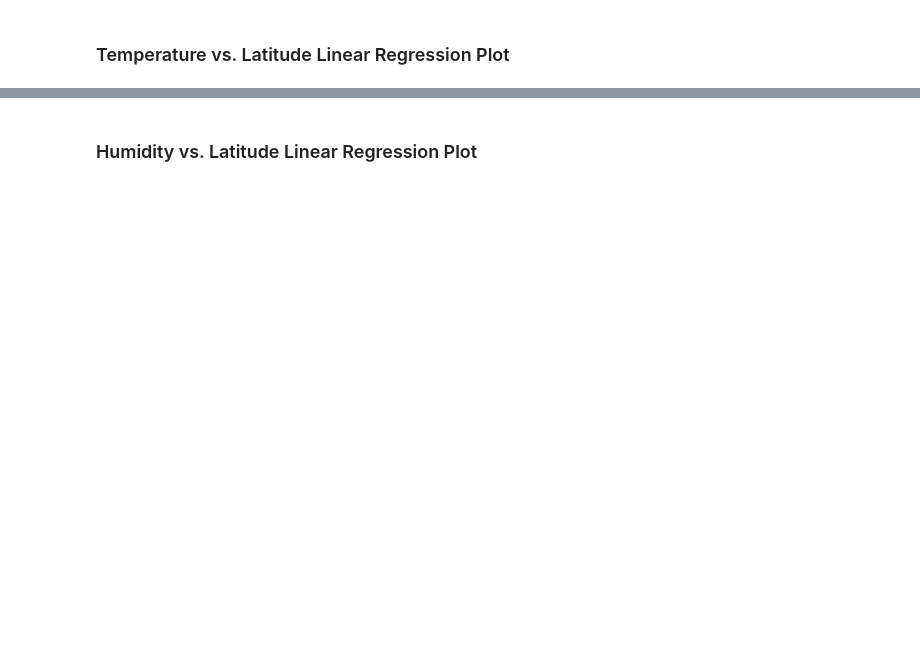
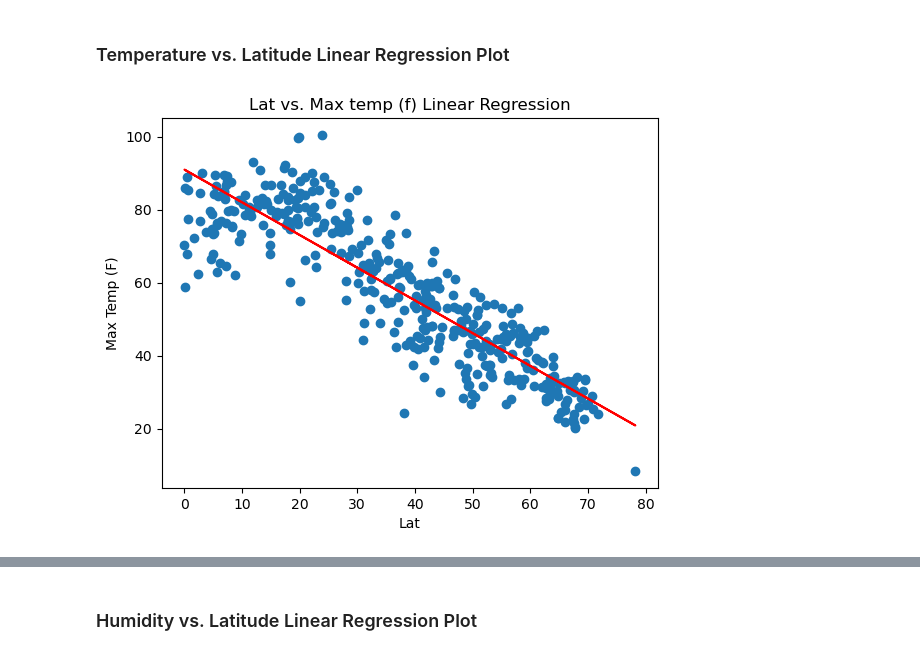
Before and after one commit to dalfonsonash/python-api-challenge, a Jupyter notebook: WeatherPy/Starter_Code/starter_code/WeatherPy.ipynb, the cells around one changed output, grey strips where cells are left out. Drawn from its saved outputs; the diff is of its cells as text; code cells hidden in the pictures; blank space fills up the shorter version.

```diff
--- a/WeatherPy/Starter_Code/starter_code/WeatherPy.ipynb
+++ b/WeatherPy/Starter_Code/starter_code/WeatherPy.ipynb
@@ -314,0 +312,4 @@ plt.show()
+# %%
+city_data_df = city_data_df.rename(columns={"Max Temp": "Max Temp (F)", "Humidity": "Humidity (%)",
+                                           "Cloudiness": "Cloudiness (%)", "Wind Speed": "Wind Speed (mph)"})
+city_data_df.head()
@@ -315,6 +324,39 @@ plt.show()
+# %%
+# Define a function to create Linear Regression plots
+# YOUR CODE HERE
+from scipy.stats import linregress
+
+def plot_linear_regression(df, x_col, y_col):
+    """
+    Plots a scatter plot with a linear regression line for two columns in a dataframe.
+
+    Parameters:
+        df (pandas.DataFrame): The dataframe containing the data.
+        x_col (str): The name of the column to use as the x-axis.
+        y_col (str): The name of the column to use as the y-axis.
+    """
+
+    # Calculate linear regression parameters using linregress
+    slope, intercept, rvalue, pvalue, stderr = linregress(df[x_col], df[y_col])
+
+    # Create scatter plot with matplotlib
+    plt.scatter(df[x_col], df[y_col])
+
+    # Add regression line to scatter plot
+    plt.plot(df[x_col], intercept + slope*df[x_col], 'r')
+
+    # Set title with variable names
+    title = f"{x_col.capitalize()} vs. {y_col.capitalize()} Linear Regression"
+    plt.title(title)
+
+    plt.xlabel(x_col)
+    plt.ylabel(y_col)
+
+    # Show plot
+    plt.show()
 # %%
 # Create a DataFrame with the Northern Hemisphere data (Latitude >= 0)
 # YOUR CODE HERE
-
+northern_hemi_df = city_data_df.loc[city_data_df["Lat"]>= 0]
 # Display sample data
 northern_hemi_df.head()
@@ -329,6 +387,9 @@ southern_hemi_df.head()
 # %%
 # Linear regression on Northern Hemisphere
 # YOUR CODE HERE
+plot_linear_regression(northern_hemi_df, 'Lat', 'Max Temp (F)')
+# %% [output]
+[figure, added]
 # %%
 # Linear regression on Southern Hemisphere
 # YOUR CODE HERE
```
Also changed, not shown: parts of 29 cells of this notebook.
